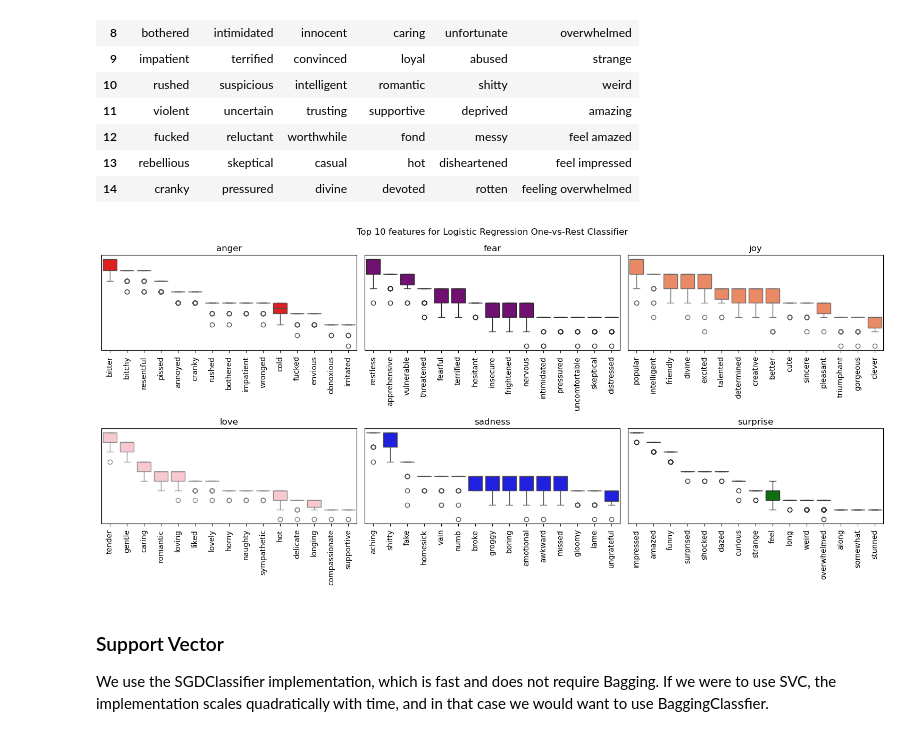
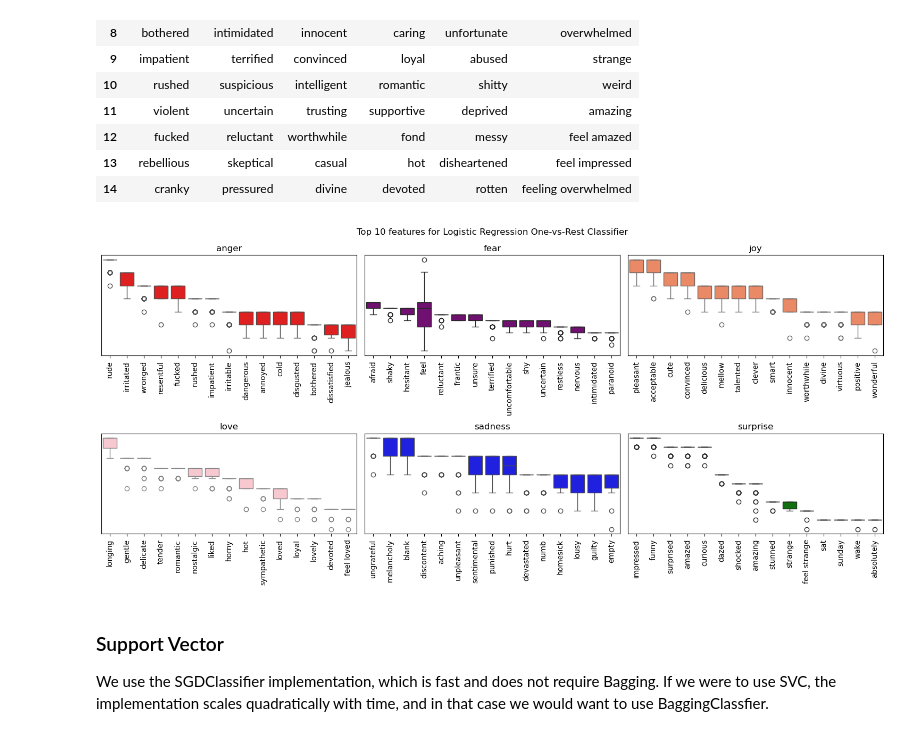
Before and after one commit to garimasc/emotional_classification, a Jupyter notebook: tfidf_classification_models.ipynb, the cells around one changed output. Saved outputs shown, nothing was run; the diff lists cells and outputs as text; code cells hidden in the pictures.

Commit message:
feature importance logreg

```diff
--- a/tfidf_classification_models.ipynb
+++ b/tfidf_classification_models.ipynb
@@ -158,39 +158,39 @@ fig, axs = plt.subplots(figsize= (15,7), ncols= 3, nrows= 2);
 plt.suptitle("Top 10 features for Logistic Regression One-vs-Rest Classifier");
 
 color_dict = {'anger':'red', 'love': 'pink', 'sadness':'blue', 'fear':'purple', 'joy': 'coral', 'surprise':'green'}
-tmp_x_train = logreg_pipe[:-1].transform(X_train)
+tmp_x_train = logreg_pipe[:-1].transform(X_train.head(10000))
 
 ii = jj = 0;
 for ee in range(0,len(emotions)):
 
-    tmp_y_train = (y_train == emotions[ee]).astype(int)
+    tmp_y_train = (y_train.head(10000) == emotions[ee]).astype(int)
     # to get permutation:
     results = permutation_importance(logreg_pipe[-1].estimators_[ee], tmp_x_train, tmp_y_train, scoring='recall',
-                                    n_repeats= 50, max_samples= 2000, n_jobs= 2, random_state= 0)
+                                    n_repeats= 50, max_samples= 2500, n_jobs= 3, random_state= 0)
 
-    top_features = feature_names[np.argsort(results.importances_mean)][::-1][:15]
+    top_features = feature_names[np.argsort(np.mean(results.importances, axis= 1))][::-1][:15]
     df_imp = pd.melt(pd.DataFrame(results.importances, index= feature_names).reindex(top_features).reset_index(), id_vars= "index")
     df_imp.columns = ['feature','run','importance']
 
 
     sns.boxplot(data= df_imp, x= "feature", y= "importance", order= top_features, color= color_dict[emotions[ee]], ax= axs[ii,jj])
     axs[ii,jj].tick_params(labelrotation= 90)
     axs[ii,jj].set_yticks([])
     axs[ii,jj].set_ylabel('')
     axs[ii,jj].set_xlabel('')
     axs[ii,jj].set_title(emotions[ee])
 
     jj += 1
     if jj > 2:
         jj = 0
         ii += 1
 
     del df_imp
 
 plt.tight_layout();
 fig.savefig("images/tfidf_feature_importance.png")
 # %% [output]
-[figure, old version]
+[figure, new version]
 # %% [markdown]
 ### Support Vector
 We use the SGDClassifier implementation, which is fast and does not require Bagging.
```
Also changed, not shown: 1 other file.
